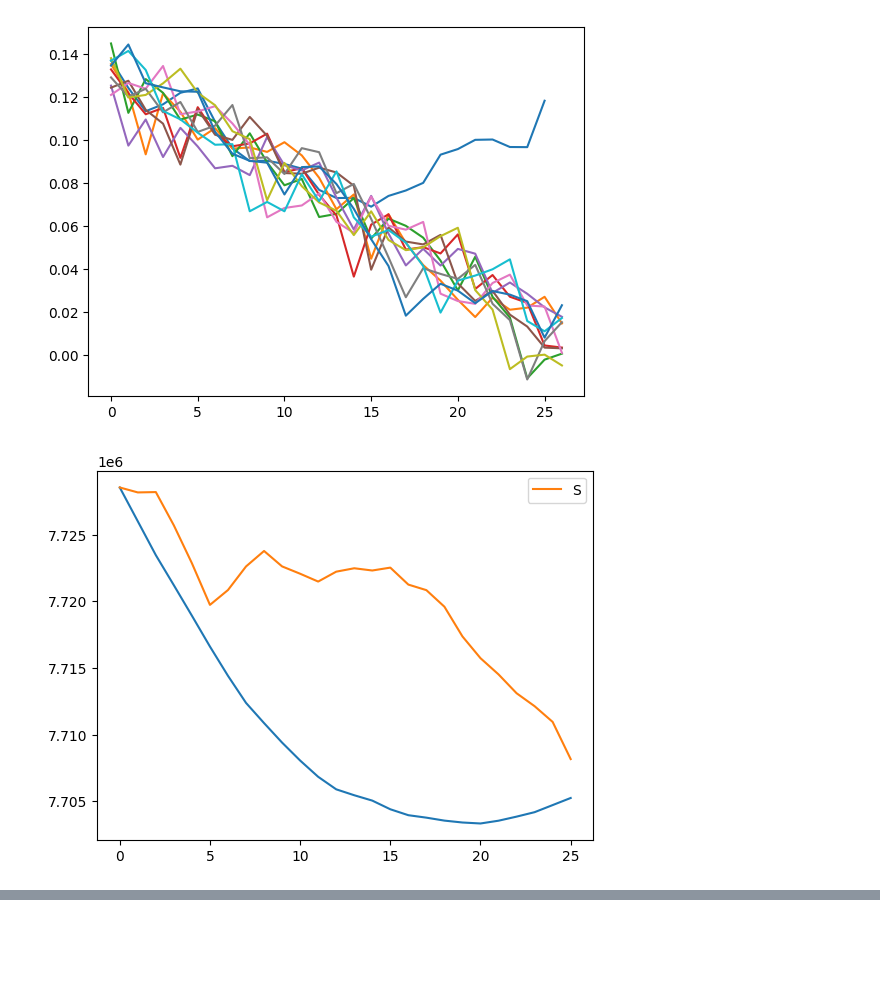
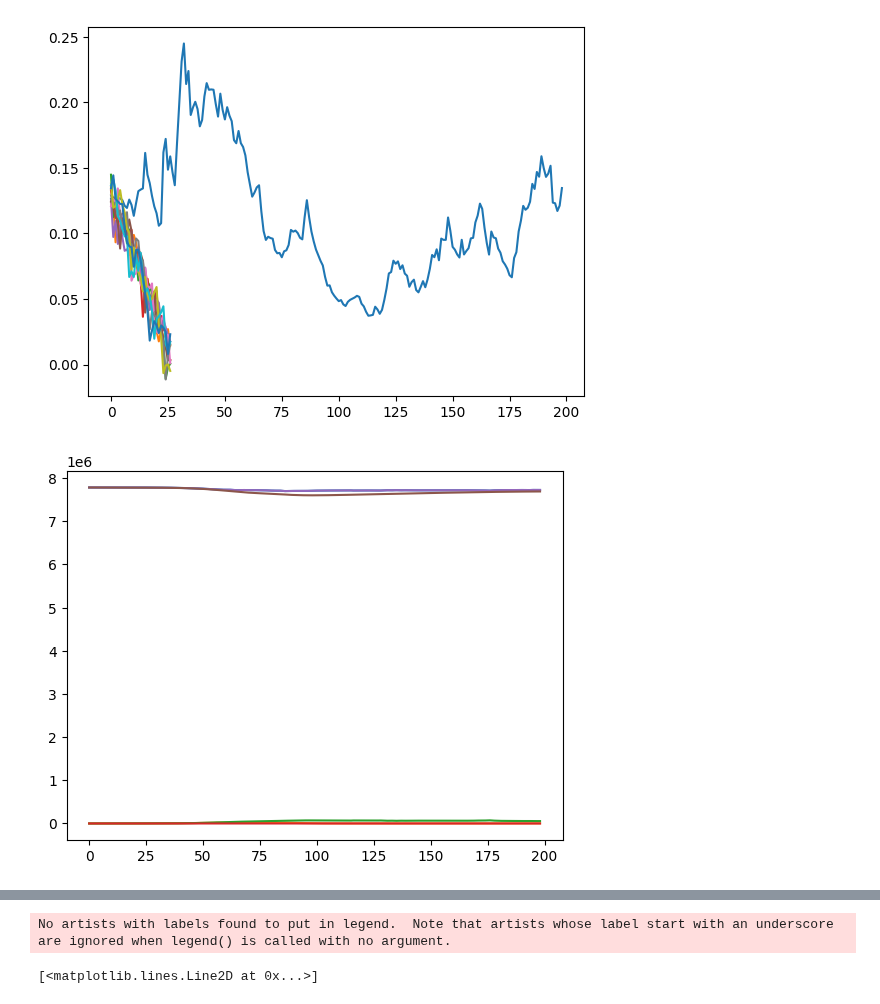
Before and after one commit to atiumcache/PF_forecast, a Jupyter notebook: juptyer notebooks/LSODA_forecasting.ipynb, the cells around one changed output, grey strips where cells are left out. Drawn from its saved outputs; the diff is of its cells as text; code cells hidden in the pictures; blank space fills up the shorter version.

```diff
--- a/juptyer notebooks/LSODA_forecasting.ipynb
+++ b/juptyer notebooks/LSODA_forecasting.ipynb
@@ -18,10 +18,10 @@ estimated_state = pd.read_csv('../datasets/ESTIMATED_STATE.csv').to_numpy()
 estimated_state = np.delete(estimated_state,0,1)
 
 pf_beta = pd.read_csv('../datasets/average_beta.csv').to_numpy()
-pf_beta = np.delete(pf_beta,0,1)
+pf_beta = np.delete(pf_beta,0,1).squeeze()
 
 
-t_span = [60,86]
+t_span = [0,199]
 
 plt.plot(pf_beta[t_span[0]:t_span[1]])
 #plt.plot([p_beta(t) for t in range(26)])
@@ -55,70 +55,45 @@ def Jacobian(t,state,par):
     return np.array([[-I*par.beta(int(t))/N,
                         -S*par.beta(int(t))/N,
                         1/par.L,0,0,],
                         [I*par.beta(int(t))/N,
                         S*par.beta(int(t))/N - 1/par.D,0,0,0,],
                         [0,(1 - par.gamma)/par.D,
                         -1/par.L,1/par.hosp,0,],
                         [0,par.gamma/par.D,0,
                         -1/par.hosp,0,],
                         [0,par.gamma/par.D,0,0,0,],])
 
+def beta(t):
+    return pf_beta[t]
+    #return 0.1
 
-
-
-
-def beta(t):
-    return predicted_beta[50,int(t-t_span[0])]
-
-
-
-state = estimated_state[t_span[0],:]
-y0 = np.concatenate((state,observations[round(t_span[0])]))
-
+y0 = np.concatenate((estimated_state[t_span[0]],observations[t_span[0]]))
 
 par={
 "beta":beta,
-"gamma":0.1,
+"gamma":0.06,
 "hosp":10,
 "L":90,
 "D":10}
 
 sol =  solve_ivp(fun=lambda t,z: RHS_H(t,z,par),
-                    jac=lambda t,z:Jacobian(t,z,par),
+                    #jac=lambda t,z:Jacobian(t,z,par),
                     t_span=t_span,
                     t_eval= np.linspace(t_span[0],t_span[1],num=round(t_span[1] - t_span[0])),
                     y0=y0,
-                    method='LSODA')
+                    method='RK45')
+
 
 labels = ['S','I','R','H']
+plt.plot(estimated_state[t_span[0]:t_span[1]],label = labels)
 for i in range(4):
+    plt.plot(estimated_state[t_span[0]:t_span[1],i],label = labels)
     plt.plot(sol.y[i,:])
-    plt.plot(estimated_state[round(t_span[0]):round(t_span[1]),i],label = labels[i])
-    plt.legend()
     plt.show()
+plt.legend()
 
-
-par_p={
-"beta":beta,
-"gamma":0.1,
-"hosp":15,
-"L":90,
-"D":10}
-
-
-y0 = np.concatenate((state,observations[t_span[0]]))
-sol =  solve_ivp(fun=lambda t,z: RHS_H(t,z,par_p),
-                    jac=lambda t,z:Jacobian(t,z,par_p),
-                    t_span=t_span,
-                    t_eval= np.linspace(t_span[0],t_span[1],num=26),
-                    y0=y0,
-                    method='LSODA')
-
-plt.title('New Hospitalizations')
-plt.plot(np.diff(sol.y[4,:]),label = "Predicted")
-plt.plot(observations[t_span[0]:t_span[1]],label = "Real")
-plt.legend()
-plt.show()
+plt.plot(np.diff(sol.y[4,:]))
+plt.plot(observations[t_span[0]:t_span[1]])
 # %% [output]
-[figure, old version]
+[figure, new version]
-[figure, old version]
+[figure, new version]
@@ -127,0 +103,2 @@ plt.show()
+No artists with labels found to put in legend.  Note that artists whose label start with an underscore are ignored when legend() is called with no argument.
+[<matplotlib.lines.Line2D at 0x...>]
```
Also changed, not shown: parts of 1 cell of this notebook, 12 other files.
